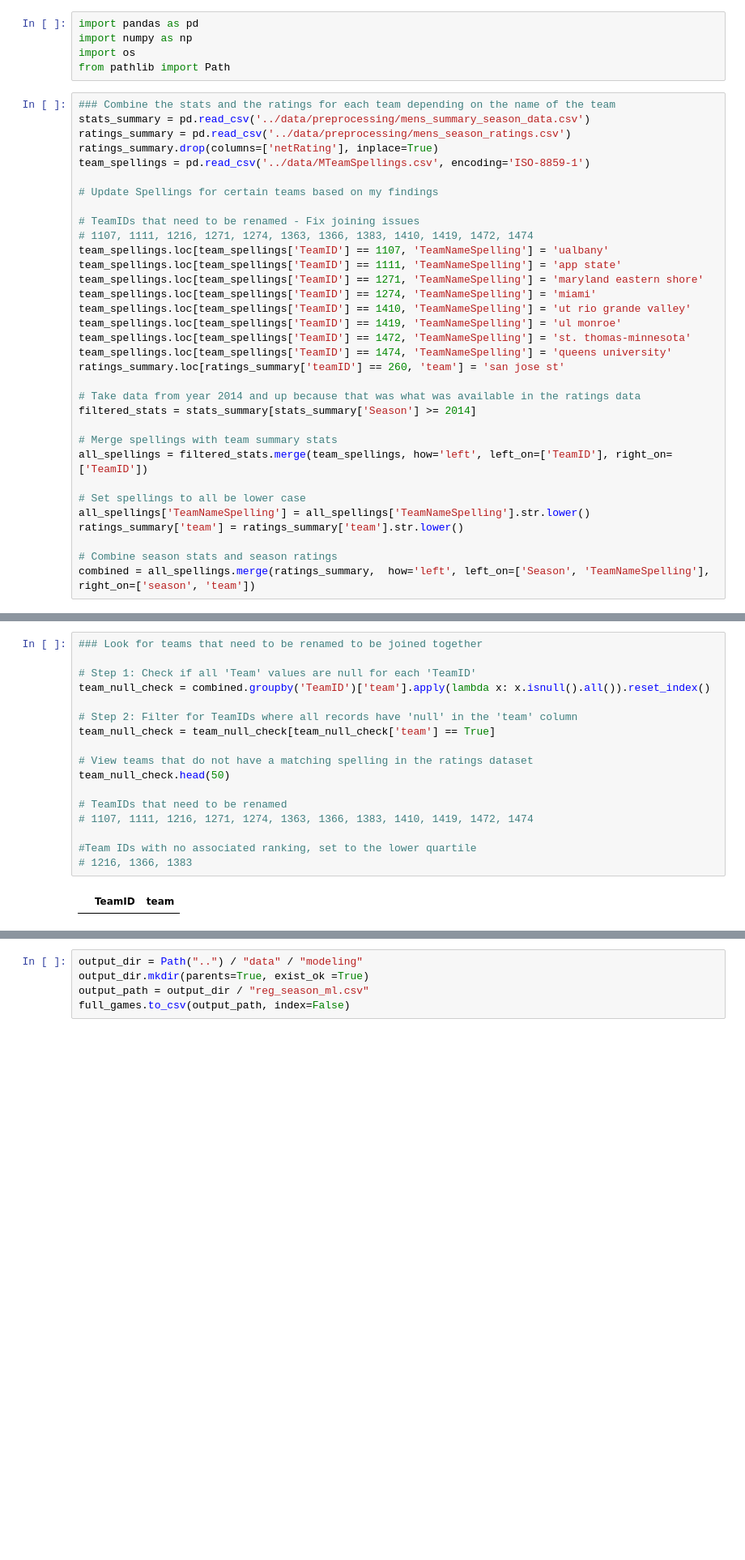
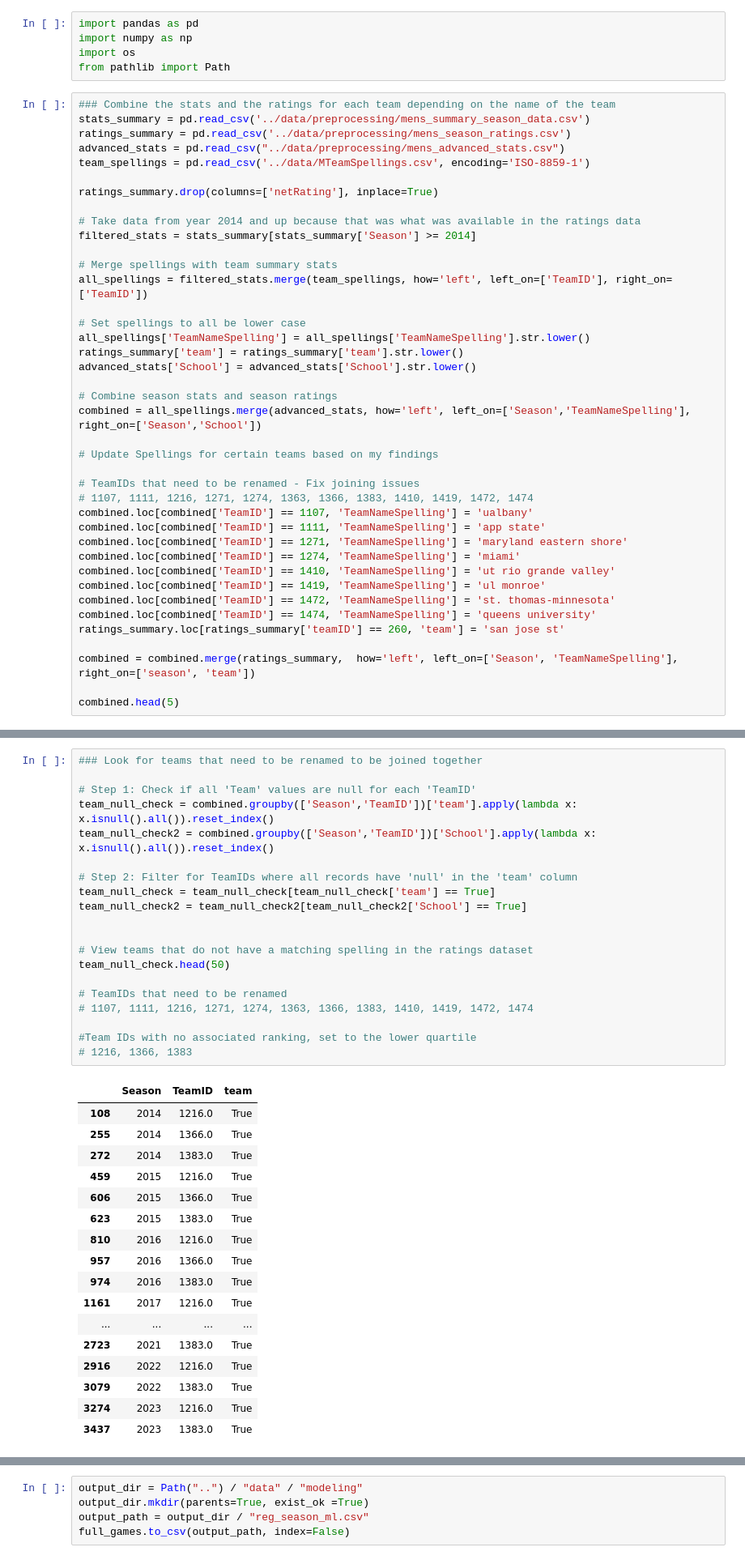
Before and after one commit to alexreid-14/March_ML_Mania_2025, a Jupyter notebook: modeling/ml_preprocessing.ipynb, the cells around one changed output, grey strips where cells are left out. Shown at 81% size. Cells and saved outputs as stored; diff of their text form; blank space fills up the shorter version.

```diff
--- a/modeling/ml_preprocessing.ipynb
+++ b/modeling/ml_preprocessing.ipynb
@@ -7,22 +7,10 @@ from pathlib import Path
 ### Combine the stats and the ratings for each team depending on the name of the team
 stats_summary = pd.read_csv('../data/preprocessing/mens_summary_season_data.csv')
 ratings_summary = pd.read_csv('../data/preprocessing/mens_season_ratings.csv')
-ratings_summary.drop(columns=['netRating'], inplace=True)
+advanced_stats = pd.read_csv("../data/preprocessing/mens_advanced_stats.csv")
 team_spellings = pd.read_csv('../data/MTeamSpellings.csv', encoding='ISO-8859-1')
 
-# Update Spellings for certain teams based on my findings
-
-# TeamIDs that need to be renamed - Fix joining issues
-# 1107, 1111, 1216, 1271, 1274, 1363, 1366, 1383, 1410, 1419, 1472, 1474
-team_spellings.loc[team_spellings['TeamID'] == 1107, 'TeamNameSpelling'] = 'ualbany'
-team_spellings.loc[team_spellings['TeamID'] == 1111, 'TeamNameSpelling'] = 'app state'
-team_spellings.loc[team_spellings['TeamID'] == 1271, 'TeamNameSpelling'] = 'maryland eastern shore'
-team_spellings.loc[team_spellings['TeamID'] == 1274, 'TeamNameSpelling'] = 'miami'
-team_spellings.loc[team_spellings['TeamID'] == 1410, 'TeamNameSpelling'] = 'ut rio grande valley'
-team_spellings.loc[team_spellings['TeamID'] == 1419, 'TeamNameSpelling'] = 'ul monroe'
-team_spellings.loc[team_spellings['TeamID'] == 1472, 'TeamNameSpelling'] = 'st. thomas-minnesota'
-team_spellings.loc[team_spellings['TeamID'] == 1474, 'TeamNameSpelling'] = 'queens university'
-ratings_summary.loc[ratings_summary['teamID'] == 260, 'team'] = 'san jose st'
+ratings_summary.drop(columns=['netRating'], inplace=True)
 
 # Take data from year 2014 and up because that was what was available in the ratings data
 filtered_stats = stats_summary[stats_summary['Season'] >= 2014]
@@ -33,6 +21,25 @@ all_spellings = filtered_stats.merge(team_spellings, how='left', left_on=['TeamI
 # Set spellings to all be lower case
 all_spellings['TeamNameSpelling'] = all_spellings['TeamNameSpelling'].str.lower()
 ratings_summary['team'] = ratings_summary['team'].str.lower()
+advanced_stats['School'] = advanced_stats['School'].str.lower()
 
 # Combine season stats and season ratings
-combined = all_spellings.merge(ratings_summary,  how='left', left_on=['Season', 'TeamNameSpelling'], right_on=['season', 'team'])
+combined = all_spellings.merge(advanced_stats, how='left', left_on=['Season','TeamNameSpelling'], right_on=['Season','School'])
+
+# Update Spellings for certain teams based on my findings
+
+# TeamIDs that need to be renamed - Fix joining issues
+# 1107, 1111, 1216, 1271, 1274, 1363, 1366, 1383, 1410, 1419, 1472, 1474
+combined.loc[combined['TeamID'] == 1107, 'TeamNameSpelling'] = 'ualbany'
+combined.loc[combined['TeamID'] == 1111, 'TeamNameSpelling'] = 'app state'
+combined.loc[combined['TeamID'] == 1271, 'TeamNameSpelling'] = 'maryland eastern shore'
+combined.loc[combined['TeamID'] == 1274, 'TeamNameSpelling'] = 'miami'
+combined.loc[combined['TeamID'] == 1410, 'TeamNameSpelling'] = 'ut rio grande valley'
+combined.loc[combined['TeamID'] == 1419, 'TeamNameSpelling'] = 'ul monroe'
+combined.loc[combined['TeamID'] == 1472, 'TeamNameSpelling'] = 'st. thomas-minnesota'
+combined.loc[combined['TeamID'] == 1474, 'TeamNameSpelling'] = 'queens university'
+ratings_summary.loc[ratings_summary['teamID'] == 260, 'team'] = 'san jose st'
+
+combined = combined.merge(ratings_summary,  how='left', left_on=['Season', 'TeamNameSpelling'], right_on=['season', 'team'])
+
+combined.head(5)
@@ -39,22 +53,41 @@ combined = all_spellings.merge(ratings_summary,  how='left', left_on=['Season',
 # %%
 ### Look for teams that need to be renamed to be joined together
 
 # Step 1: Check if all 'Team' values are null for each 'TeamID'
-team_null_check = combined.groupby('TeamID')['team'].apply(lambda x: x.isnull().all()).reset_index()
+team_null_check = combined.groupby(['Season','TeamID'])['team'].apply(lambda x: x.isnull().all()).reset_index()
+team_null_check2 = combined.groupby(['Season','TeamID'])['School'].apply(lambda x: x.isnull().all()).reset_index()
 
 # Step 2: Filter for TeamIDs where all records have 'null' in the 'team' column
 team_null_check = team_null_check[team_null_check['team'] == True]
+team_null_check2 = team_null_check2[team_null_check2['School'] == True]
+
 
 # View teams that do not have a matching spelling in the ratings dataset
 team_null_check.head(50)
 
 # TeamIDs that need to be renamed
 # 1107, 1111, 1216, 1271, 1274, 1363, 1366, 1383, 1410, 1419, 1472, 1474
 
 #Team IDs with no associated ranking, set to the lower quartile
 # 1216, 1366, 1383
 # %% [output]
-|  | TeamID | team |
+|  | Season | TeamID | team |
+| 108 | 2014 | 1216.0 | True |
+| 255 | 2014 | 1366.0 | True |
+| 272 | 2014 | 1383.0 | True |
+| 459 | 2015 | 1216.0 | True |
+| 606 | 2015 | 1366.0 | True |
+| 623 | 2015 | 1383.0 | True |
+| 810 | 2016 | 1216.0 | True |
+| 957 | 2016 | 1366.0 | True |
+| 974 | 2016 | 1383.0 | True |
+| 1161 | 2017 | 1216.0 | True |
+| ... | ... | ... | ... |
+| 2723 | 2021 | 1383.0 | True |
+| 2916 | 2022 | 1216.0 | True |
+| 3079 | 2022 | 1383.0 | True |
+| 3274 | 2023 | 1216.0 | True |
+| 3437 | 2023 | 1383.0 | True |
 # %%
 ### Find the Lower quantile for offensive rating, defensive rating, and srs rating and use that for the three teams that don't have ratings
 
```
Also changed, not shown: parts of 4 cells of this notebook, 5 other files.
